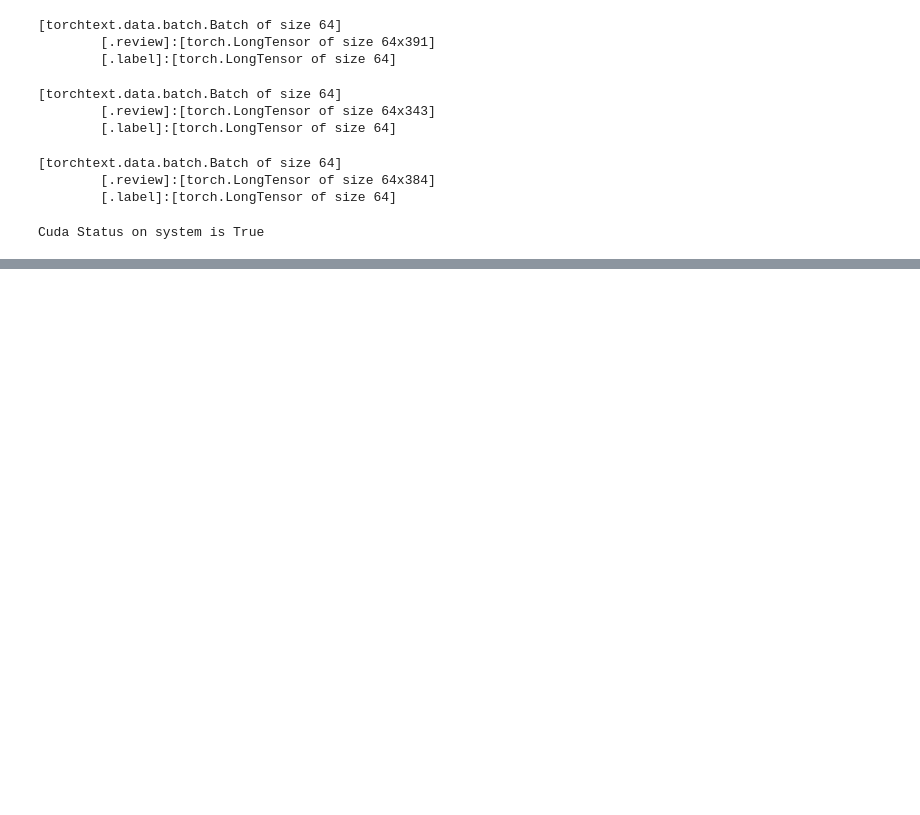
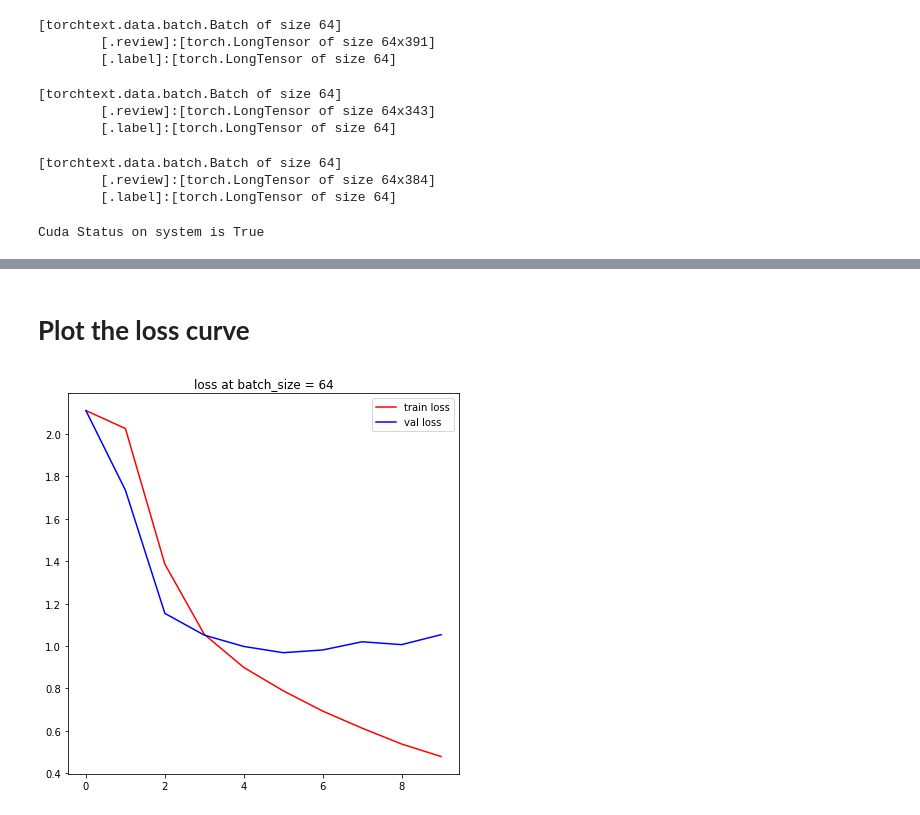
Before and after one commit to gituserhjlee/NenepBigData, a Jupyter notebook: Modeling/GloVeLSTMsimple.ipynb, the cells around one changed output, grey strips where cells are left out. Drawn from its saved outputs; the diff is of its cells as text; code cells hidden in the pictures; blank space fills up the shorter version.

```diff
--- a/Modeling/GloVeLSTMsimple.ipynb
+++ b/Modeling/GloVeLSTMsimple.ipynb
@@ -111,15 +116,15 @@ batch
         [.review]:[torch.LongTensor of size 64x391]
         [.label]:[torch.LongTensor of size 64]
 # %%
-batch = next(iter(val_iter))
-batch
+# batch = next(iter(val_iter))
+# batch
 # %% [output]
 [torchtext.data.batch.Batch of size 64]
         [.review]:[torch.LongTensor of size 64x343]
         [.label]:[torch.LongTensor of size 64]
 # %%
-batch = next(iter(train_iter))
-batch
+# batch = next(iter(train_iter))
+# batch
 # %% [output]
 [torchtext.data.batch.Batch of size 64]
         [.review]:[torch.LongTensor of size 64x384]
@@ -148,7 +155,7 @@ class RNN(nn.Module):
         hidden_size = hidden_size,
         num_layers = 2,                       # stacked LSTM 3layers
         batch_first = True,
-        dropout = 0.4),
+        dropout = 0.2),
     )
     # fully-connected Layer
     self.fc1 = nn.Sequential(
@@ -184,6 +193,7 @@ def LSTM_Train(train_loader, test_loader, epoch, learning_rate, no_cuda = False)
   train_acc_iters = []
   test_L_iters = []
   test_acc_iters = []
+  best_test_loss = 100000
   for i in range(1,epoch+1):
     # Train mode
     train_loss = 0
@@ -229,7 +239,9 @@ def LSTM_Train(train_loader, test_loader, epoch, learning_rate, no_cuda = False)
     if i % 1 == 0:
       print("progress = {}, current loss = {}, current device = {}".format(100 * i / epoch, train_loss, torch.cuda.get_device_name()))
       print("test loss = {} test accuracy = {}\n".format(test_loss, accuracy))
-
+    if not best_test_loss or test_loss < best_test_loss:
+      torch.save(Model.state_dict(),"/content/drive/MyDrive/Colab Notebooks/bigdata/genreclassification.pt")
+      best_test_loss = test_loss
   return train_L_iters, train_acc_iters, test_L_iters, test_acc_iters
 # %%
 train_L_iters, train_acc_iters, test_L_iters, test_acc_iters = LSTM_Train(train_iter,val_iter, epoch, learning_rate)
@@ -253,0 +266,11 @@ test loss = 1.3246304423519533 test accuracy = 69.11091635018015
+# %% [markdown]
+# **Plot the loss curve**
+# %%
+plt.figure(figsize = (7,7))
+plt.plot(train_L_iters, c = "red", label = "train loss")
+plt.plot(test_L_iters, c = "blue", label = "val loss")
+plt.title("loss at batch_size = 64")
+plt.legend(loc = "best")
+plt.show()
+# %% [output]
+[figure, added]
```
Also changed, not shown: parts of 13 cells of this notebook.
